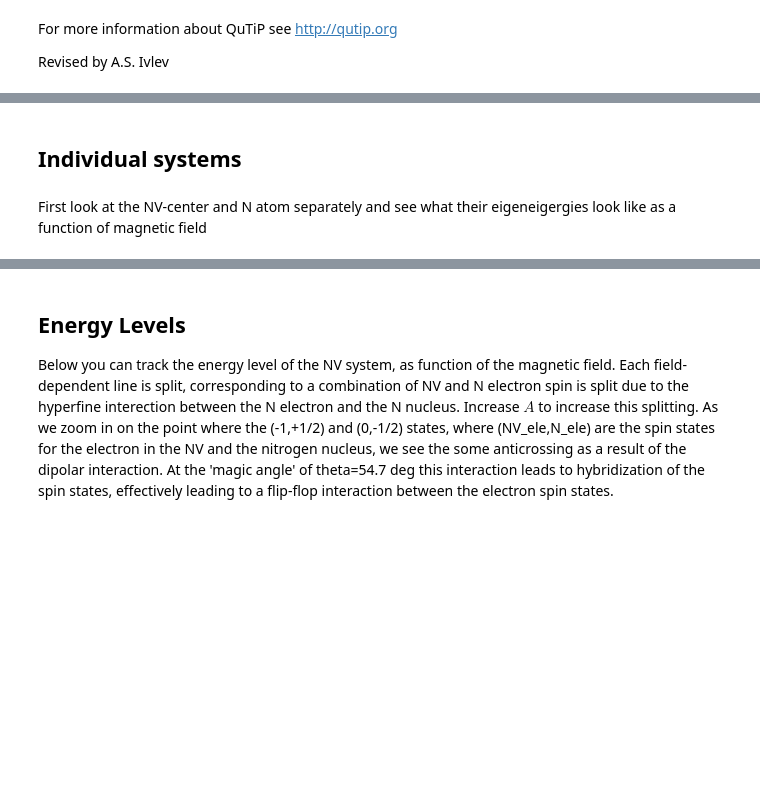
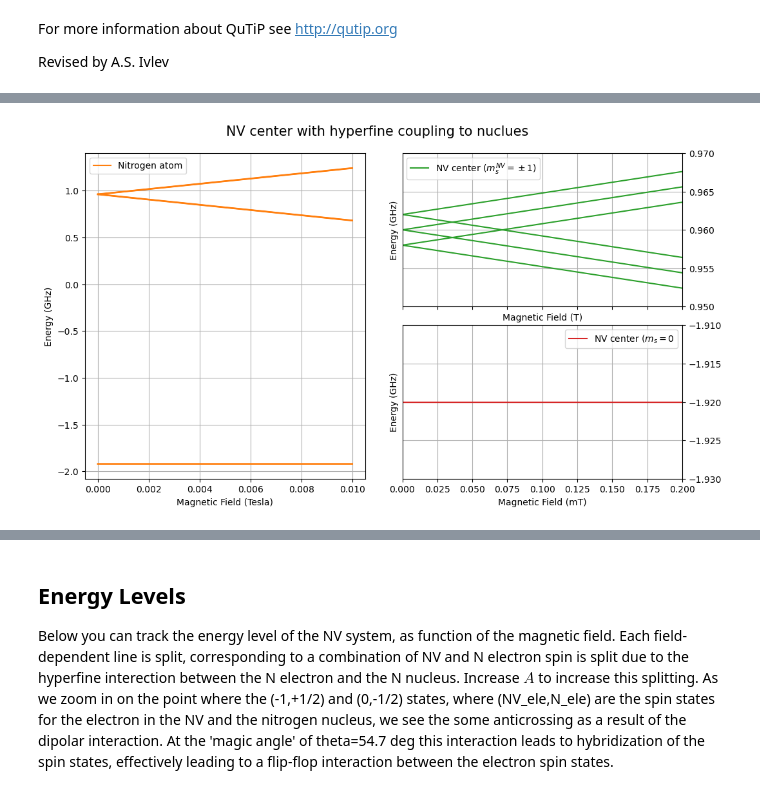
Before and after one commit to RoaldvdBoogaart/QDQC_project, a Jupyter notebook: code/7_HF_couplings_P1center.ipynb, the cells around one changed output, grey strips where cells are left out. Cells and saved outputs as stored; diff of their text form; code cells hidden in the pictures; blank space fills up the shorter version.

```diff
--- a/code/7_HF_couplings_P1center.ipynb
+++ b/code/7_HF_couplings_P1center.ipynb
@@ -23,0 +148,3 @@ from hamiltonians import nitrogen_vacancy_hamiltonian, nitrogen_hamiltonian, dip
+# %%
+nv_ops_subsys = (tensor(S1_x, qeye(3)), tensor(S1_y, qeye(3)), tensor(S1_z, qeye(3)))
+i_ops_subsys = (tensor(qeye(3), S1_x), tensor(qeye(3), S1_y), tensor(qeye(3), S1_z))
@@ -24,2 +172,70 @@ from hamiltonians import nitrogen_vacancy_hamiltonian, nitrogen_hamiltonian, dip
+# %%
+# fig, ax = plt.subplots(3, 2, figsize=(12, 6))
+
+# fig.suptitle('Energy levels of NV-center and Nitrogen atom in diamond', fontsize=16)
+
+# import matplotlib.pyplot as plt
+
+fig, axs = plt.subplots(ncols=2, nrows=2, figsize=(10, 6), sharex=True)
+
+fig.suptitle('NV center with hyperfine coupling to nuclues', fontsize=15)
+
+gs = axs[0, 1].get_gridspec()
+# remove the underlying axes
+axs[0, 0].remove()
+axs[1, 0].remove()
+
+axbig = fig.add_subplot(gs[0:, 0])
+# axbig.annotate('Big Axes \nGridSpec[1:, -1]', (0.1, 0.5),
+#                xycoords='axes fraction', va='center')
+
+fig.tight_layout()
+
+
+for i in range(9):
+    if i == 0:
+        axbig.plot(b_fields, (NV_eigen_energies[i, :] / 1e9).tolist(), label='Nitrogen atom', color='C1')
+    else:
+        axbig.plot(b_fields, (NV_eigen_energies[i, :] / 1e9).tolist(), color='C1')
+
+axbig.set_xlabel('Magnetic Field (Tesla)')
+axbig.set_ylabel('Energy (GHz)')
+# axbig.set_xlim(0, 800e-4)
+
+axbig.grid()
+axbig.legend()
+
+for i in range(9):
+    if i == 0:
+        axs[0, 1].plot(b_fields * 1e3, (NV_eigen_energies[i, :] / 1e9).tolist(), label=r'NV center ($m^{NV}_s = \pm 1$)', color='C2')
+    else:
+        axs[0, 1].plot(b_fields * 1e3, (NV_eigen_energies[i, :] / 1e9).tolist(), color='C2')
+
+for i in range(9):
+    if i == 0:
+        axs[1, 1].plot(b_fields * 1e3, (NV_eigen_energies[i, :] / 1e9).tolist(), label=r'NV center ($m_s = 0$', color='C3')
+    else:
+        axs[1, 1].plot(b_fields * 1e3, (NV_eigen_energies[i, :] / 1e9).tolist(), color='C3')
+
+
+axs[0, 1].set_xlabel('Magnetic Field (T)')
+axs[0, 1].set_ylabel('Energy (GHz)')
+
+axs[0, 1].set_ylim(0.95, 0.97)
+axs[0, 1].yaxis.tick_right()
+axs[0, 1].grid()
+axs[0, 1].legend()
+
+axs[1, 1].set_xlabel('Magnetic Field (mT)')
+axs[1, 1].set_ylabel('Energy (GHz)')
+axs[1, 1].set_xlim(0, 2e-1)
+axs[1, 1].set_ylim(-1.93, -1.91)
+axs[1, 1].yaxis.tick_right()
+axs[1, 1].grid()
+axs[1, 1].legend()
+
+plt.show()
+# %% [output]
+[figure, added]
 # %%
 # operators for spin NV (S=1)
@@ -40,7 +256,3 @@ I_Sz = tensor(qeye(3), qeye(2), spin_1_z)
 nv_ops = (NV_Sx, NV_Sy, NV_Sz)
 n_ops = (N_Sx, N_Sy, N_Sz)
 i_ops = (I_Sx, I_Sy, I_Sz)
-# %% [markdown]
-## Individual systems
-# %% [markdown]
-First look at the NV-center and N atom separately and see what their eigeneigergies look like as a function of magnetic field
```
Also changed, not shown: parts of 22 cells of this notebook, 2 other files.
